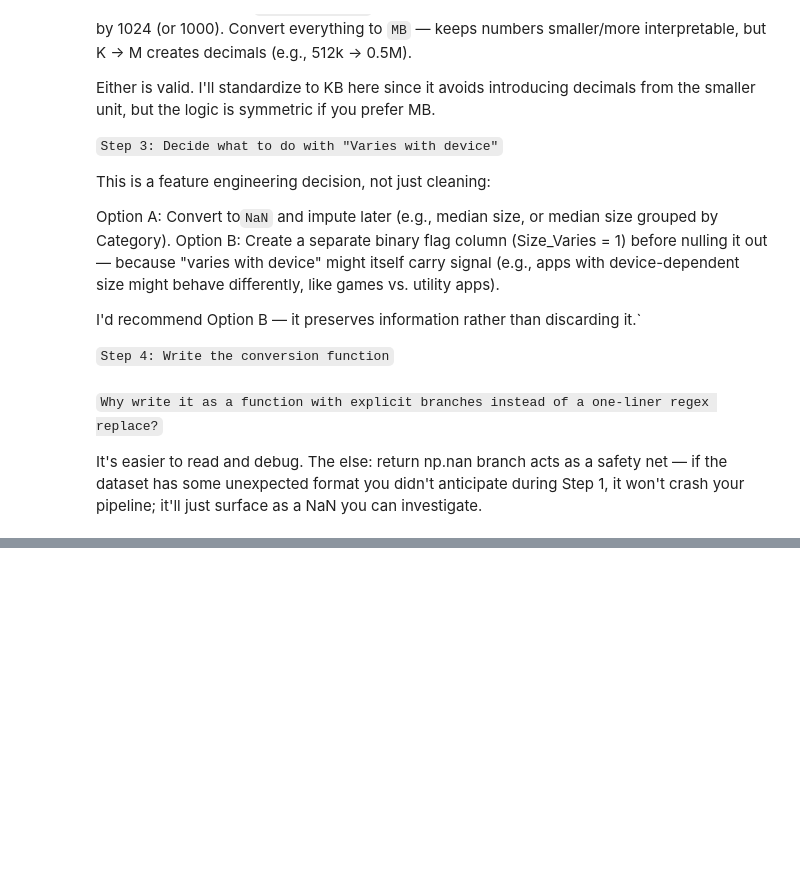
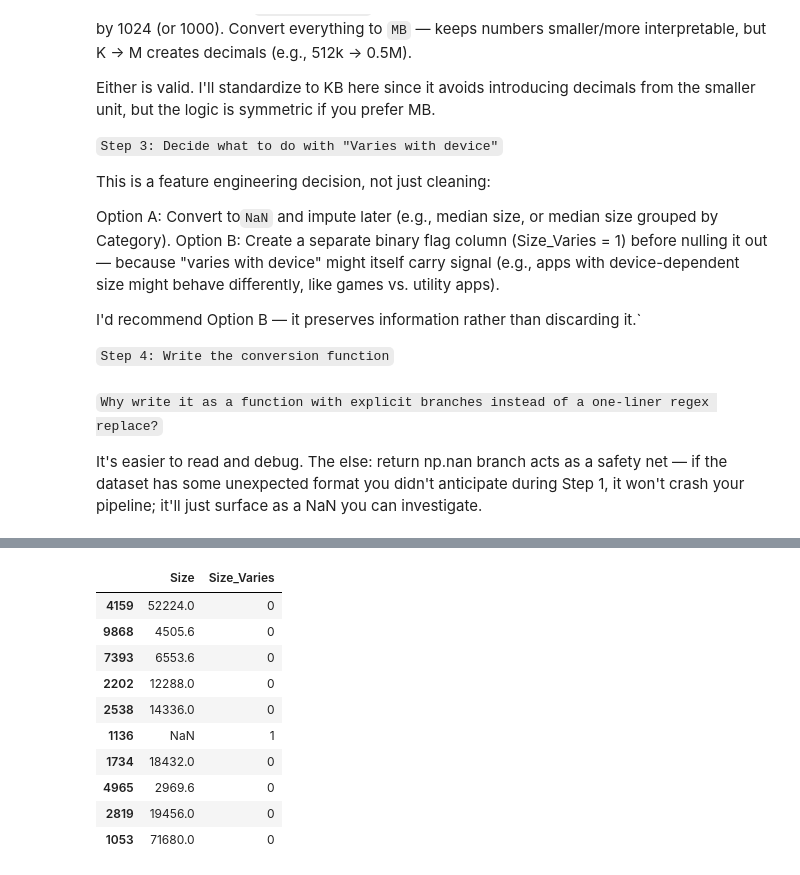
Before and after one commit to teamkweku/Data_Science_And_Machine_Learning_Notes, a Jupyter notebook: 03.EDA_and_Feature_engineering/Google-Playstore.ipynb, the cells around one changed output, grey strips where cells are left out. Drawn from its saved outputs; the diff is of its cells as text; code cells hidden in the pictures; blank space fills up the shorter version.

```diff
--- a/03.EDA_and_Feature_engineering/Google-Playstore.ipynb
+++ b/03.EDA_and_Feature_engineering/Google-Playstore.ipynb
@@ -194,0 +243,14 @@ The else: return np.nan branch acts as a safety net — if the dataset has some
+# %%
+df_copy[['Size', 'Size_Varies']].sample(10)
+# %% [output]
+|  | Size | Size_Varies |
+| 4159 | 52224.0 | 0 |
+| 9868 | 4505.6 | 0 |
+| 7393 | 6553.6 | 0 |
+| 2202 | 12288.0 | 0 |
+| 2538 | 14336.0 | 0 |
+| 1136 | NaN | 1 |
+| 1734 | 18432.0 | 0 |
+| 4965 | 2969.6 | 0 |
+| 2819 | 19456.0 | 0 |
+| 1053 | 71680.0 | 0 |
```
Also changed, not shown: parts of 13 cells of this notebook.
